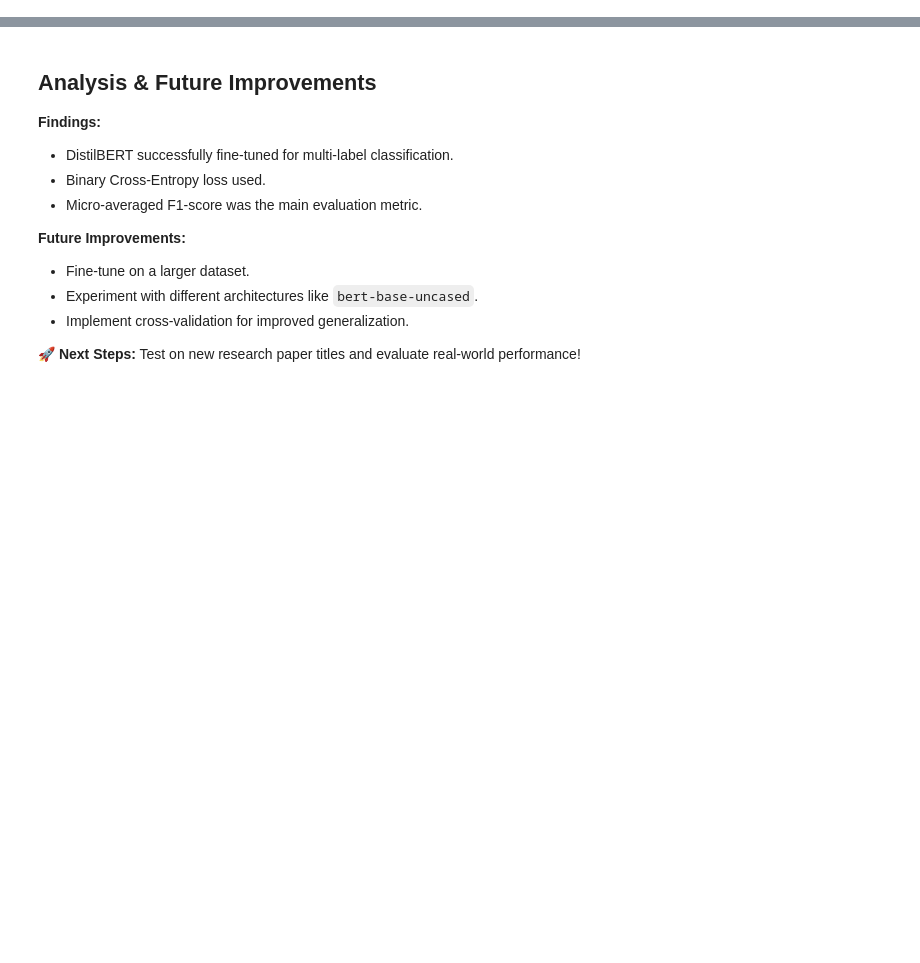
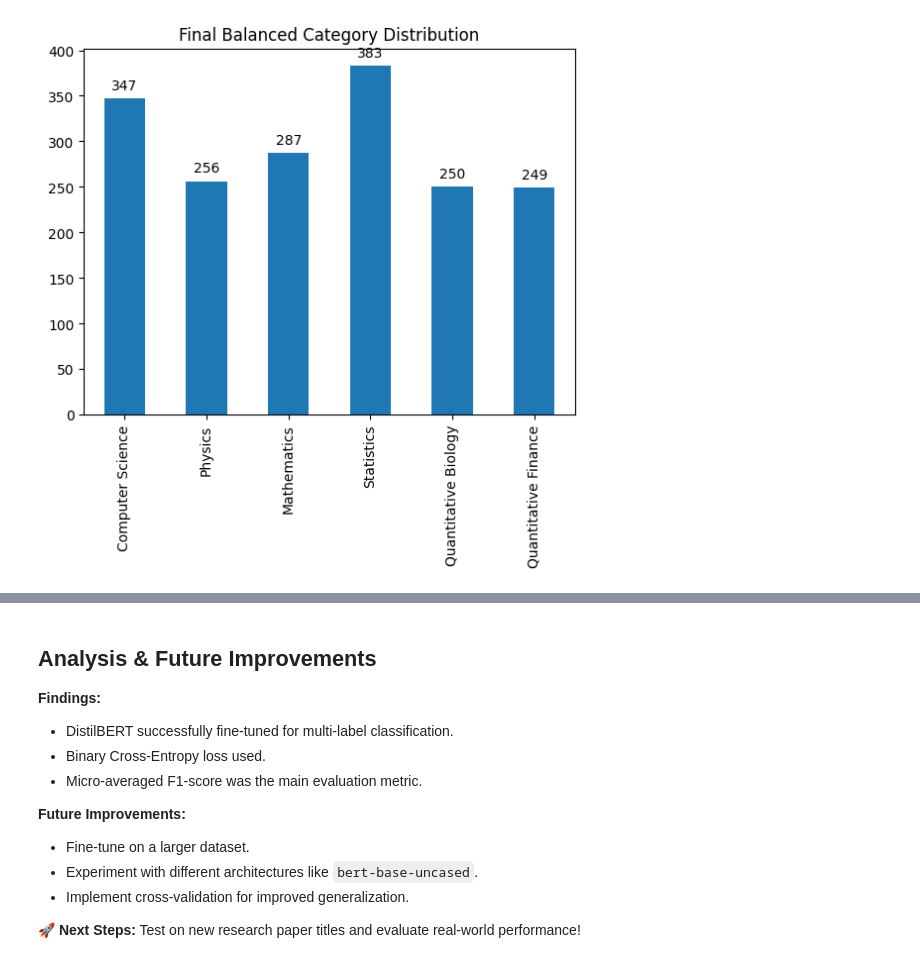
Before and after one commit to omnidox/cognizant-genspark-genai-training, a Jupyter notebook: prompt-engineering-llms/deliverables/mod_4_Fine-Tuning_LLMs/Project/fine_tuning_distilbert_kaggle.ipynb, the cells around one changed output, grey strips where cells are left out. Cells and saved outputs as stored; diff of their text form; code cells hidden in the pictures; blank space fills up the shorter version.

```diff
--- a/prompt-engineering-llms/deliverables/mod_4_Fine-Tuning_LLMs/Project/fine_tuning_distilbert_kaggle.ipynb
+++ b/prompt-engineering-llms/deliverables/mod_4_Fine-Tuning_LLMs/Project/fine_tuning_distilbert_kaggle.ipynb
@@ -43,0 +123,70 @@ df_subset = df_subset.sample(n=2000, random_state=42).reset_index(drop=True)
+# %%
+import pandas as pd
+import numpy as np
+import matplotlib.pyplot as plt
+
+# Group by category columns and count occurrences
+category_counts = df[label_columns].sum()
+
+# Find the minimum category count (smallest class size)
+min_count = category_counts.min()
+print(f"Minimum category count: {min_count}")
+
+# Shuffle dataset to ensure randomness in selection
+df_shuffled = df.sample(frac=1, random_state=42)
+
+# Track articles that are selected
+selected_articles = set()
+
+# Create a list for the balanced subset
+balanced_df_list = []
+
+# Iterate over categories in ascending order (smallest first)
+for category in category_counts.sort_values().index:
+    # Get articles belonging to the category
+    category_df = df_shuffled[df_shuffled[category] == 1]
+
+    # Remove already-selected articles
+    category_df = category_df.loc[~category_df.index.isin(selected_articles)]
+
+    # Sample up to min_count unique articles
+    sampled_df = category_df.sample(n=min(len(category_df), min_count), random_state=42)
+
+    # Add selected articles to tracking set
+    selected_articles.update(sampled_df.index)
+
+    # Append to balanced dataset
+    balanced_df_list.append(sampled_df)
+
+# Combine all sampled subsets and reset index
+balanced_df = pd.concat(balanced_df_list).drop_duplicates().reset_index(drop=True)
+
+# Ensure final counts are strictly balanced
+final_category_counts = balanced_df[label_columns].sum()
+min_final_count = final_category_counts.min()
+
+# If some categories are still slightly unbalanced, re-sample from the dataset to match exactly
+if not final_category_counts.eq(min_final_count).all():
+    print("Final balancing step required.")
+    final_balanced_df_list = []
+
+    for category in category_counts.index:
+        category_subset = balanced_df[balanced_df[category] == 1].sample(n=min_final_count, random_state=42)
+        final_balanced_df_list.append(category_subset)
+
+    # Recreate balanced dataset
+    balanced_df = pd.concat(final_balanced_df_list).drop_duplicates().reset_index(drop=True)
+
+# Print final category distribution
+final_balanced_counts = balanced_df[label_columns].sum()
+print("Final Strictly Balanced Category Distribution:\n", final_balanced_counts)
+
+# Plot the final balanced distribution
+ax = final_balanced_counts.plot(kind="bar", title="Final Balanced Category Distribution")
+
+# Add number labels
+for i, v in enumerate(final_balanced_counts):
+    ax.text(i, v + 10, str(v), ha='center', fontsize=10)
+
+plt.show()
+# %% [output]
@@ -44 +203,2 @@ df_subset = df_subset.sample(n=2000, random_state=42).reset_index(drop=True)
+[figure, added]
 # %%
```
Also changed, not shown: parts of 13 cells of this notebook.
